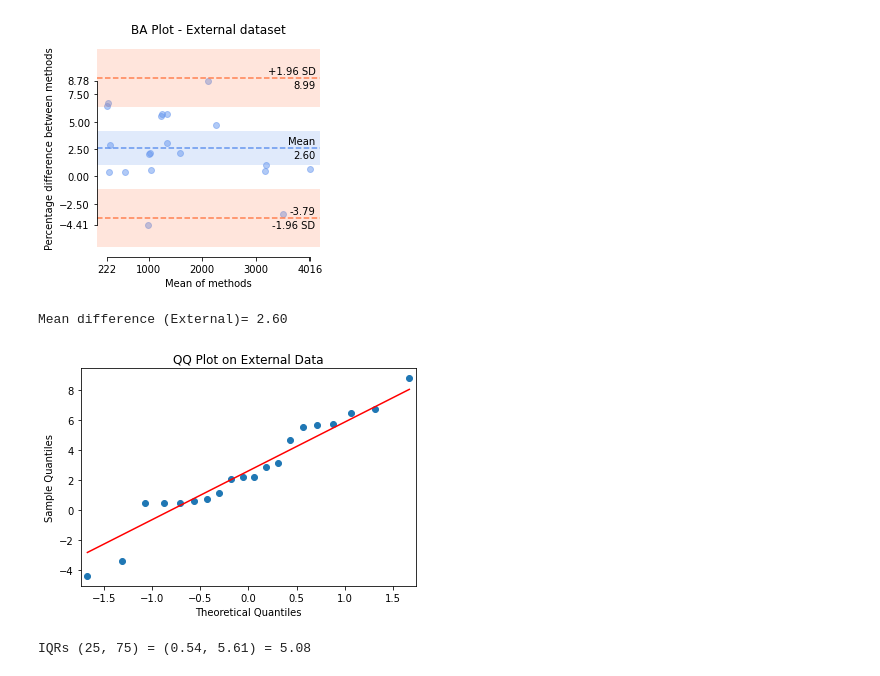
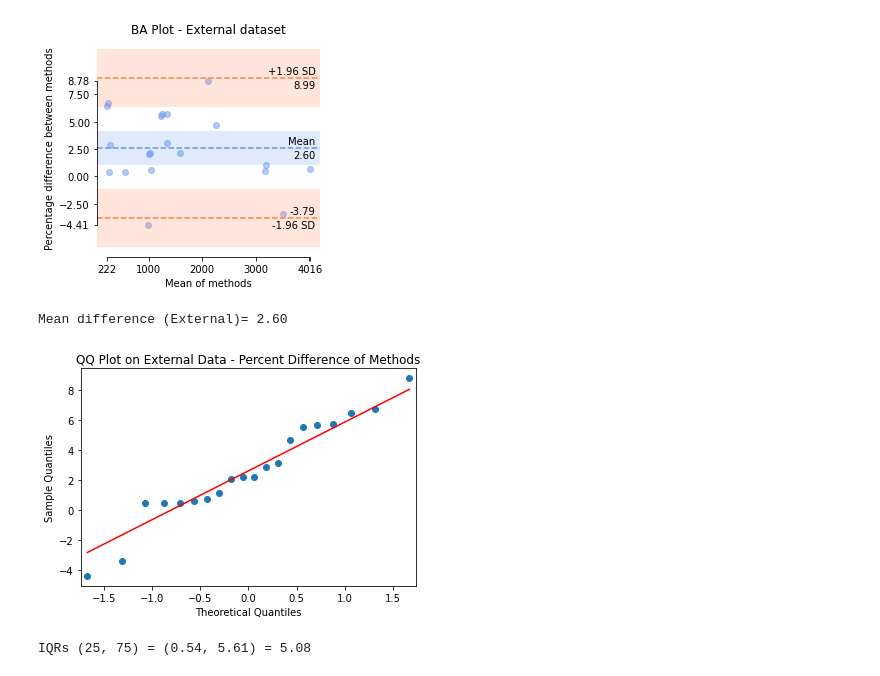
Before and after one commit to aksg87/adpkd-segmentation-pytorch, a Jupyter notebook: results/bland_altman.ipynb, the cells around one changed output. Drawn from its saved outputs; the diff is of its cells as text; code cells hidden in the pictures.

```diff
--- a/results/bland_altman.ipynb
+++ b/results/bland_altman.ipynb
@@ -166,16 +174,16 @@ blandAltman(
 # %%
 mean = np.mean([external_ds.TKV_GT, external_ds.TKV_Pred], axis=0)
 diff = ((external_ds.TKV_GT - external_ds.TKV_Pred) / mean) * 100
 md = np.mean(diff)
 
 print(f"Mean difference (External)= {md:.2f}")
 
 qqplot(diff, line='s')
-plt.title("QQ Plot on External Data")
+plt.title("QQ Plot on External Data - Percent Difference of Methods")
 pyplot.show()
 # %% [output]
 Mean difference (External)= 2.60
-[figure, old version]
+[figure, new version]
 # %%
 # First quartile (Q1)
 Q1 = np.percentile(diff, 25, interpolation = 'midpoint')
```
Also changed, not shown: parts of 9 cells of this notebook.
